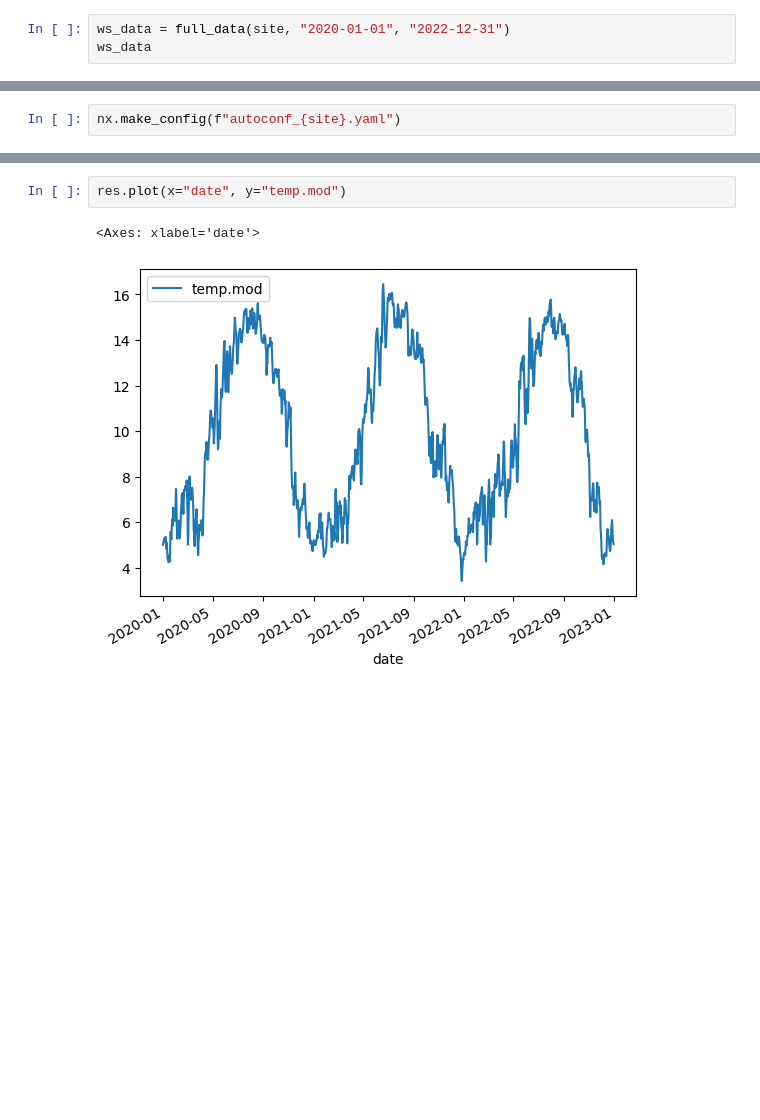
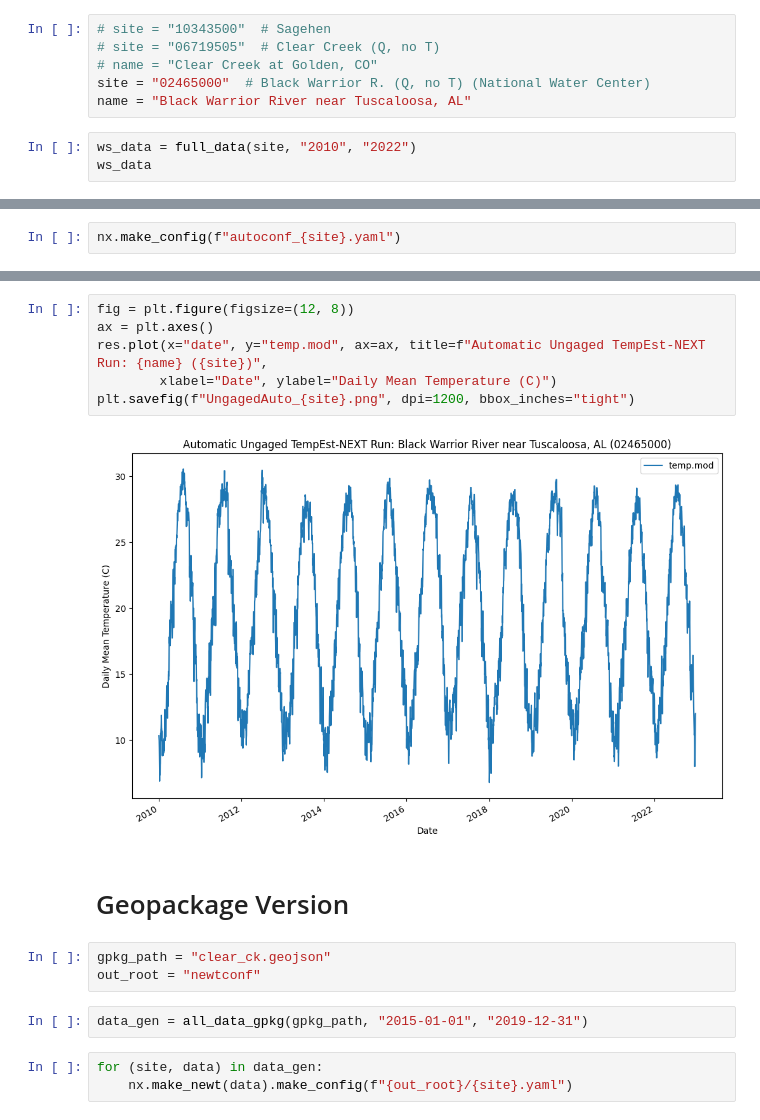
Before and after one commit to mines-ciroh/TempEst-NEWT, a Jupyter notebook: NEXT_autorun.ipynb, the cells around one changed output, grey strips where cells are left out. Drawn from its saved outputs; the diff is of its cells as text; blank space fills up the shorter version.

```diff
--- a/NEXT_autorun.ipynb
+++ b/NEXT_autorun.ipynb
@@ -18,5 +14,11 @@ nx = NEXT.from_pickle("coefs.pickle")
+# %%
+# site = "10343500"  # Sagehen
+# site = "06719505"  # Clear Creek (Q, no T)
+# name = "Clear Creek at Golden, CO"
+site = "02465000"  # Black Warrior R. (Q, no T) (National Water Center)
+name = "Black Warrior River near Tuscaloosa, AL"
 # %%
-ws_data = full_data(site, "2020-01-01", "2022-12-31")
+ws_data = full_data(site, "2010", "2022")
 ws_data
 # %% [output]
 Cannot find the ecCodes library
@@ -58,5 +60,18 @@ res
 # %%
-res.plot(x="date", y="temp.mod")
+fig = plt.figure(figsize=(12, 8))
+ax = plt.axes()
+res.plot(x="date", y="temp.mod", ax=ax, title=f"Automatic Ungaged TempEst-NEXT Run: {name} ({site})",
+        xlabel="Date", ylabel="Daily Mean Temperature (C)")
+plt.savefig(f"UngagedAuto_{site}.png", dpi=1200, bbox_inches="tight")
 # %% [output]
-<Axes: xlabel='date'>
-[figure, old version]
+[figure, new version]
+# %% [markdown]
+# Geopackage Version
+# %%
+gpkg_path = "clear_ck.geojson"
+out_root = "newtconf"
+# %%
+data_gen = all_data_gpkg(gpkg_path, "2015-01-01", "2019-12-31")
+# %%
+for (site, data) in data_gen:
+    nx.make_newt(data).make_config(f"{out_root}/{site}.yaml")
```
Also changed, not shown: parts of 6 cells of this notebook.
